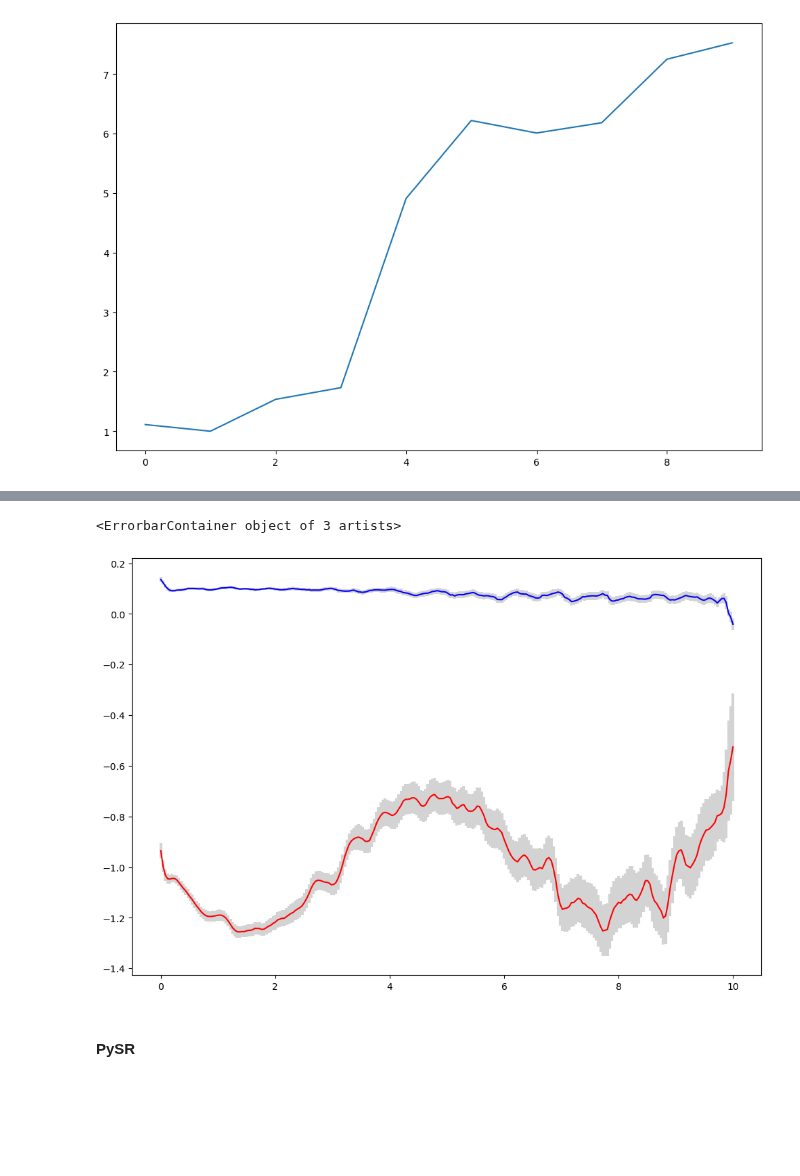
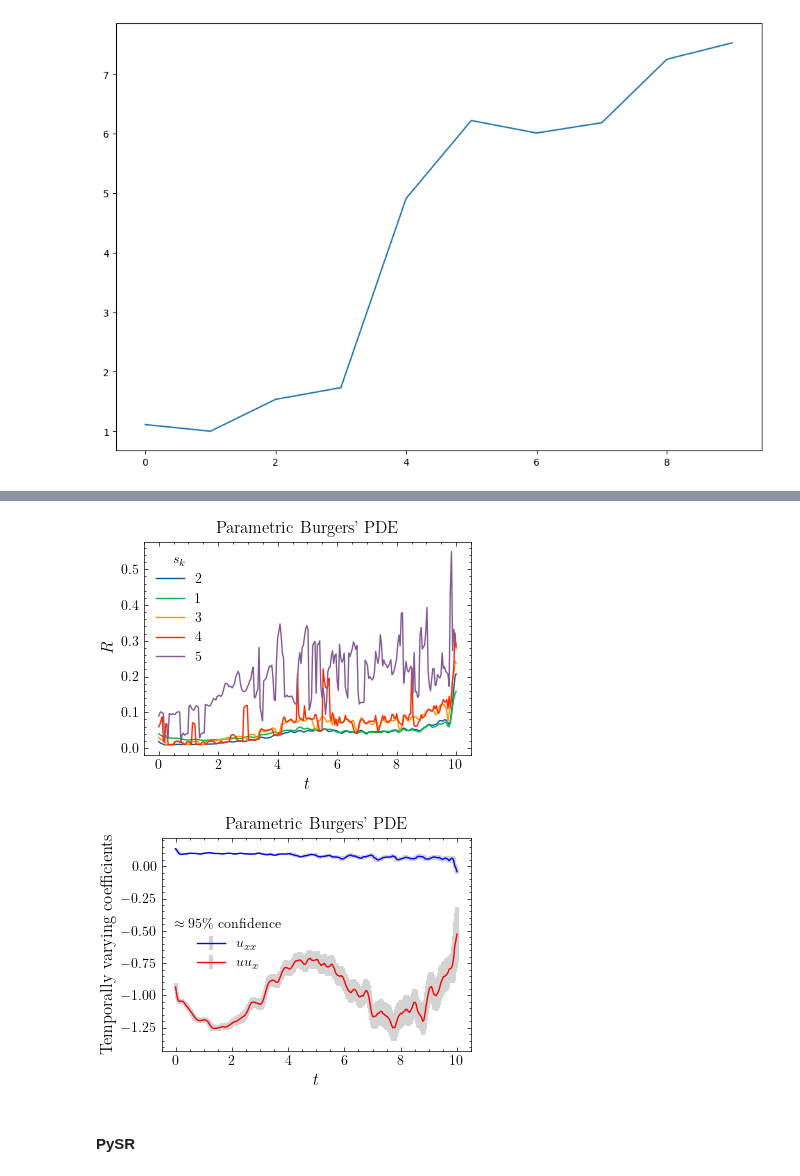
Before and after one commit to Pongpisit-Thanasutives/parametric-discovery, a Jupyter notebook: Parametric_Burgers-PySR.ipynb, the cells around one changed output, grey strips where cells are left out. Drawn from its saved outputs; the diff is of its cells as text; code cells hidden in the pictures; blank space fills up the shorter version.

```diff
--- a/Parametric_Burgers-PySR.ipynb
+++ b/Parametric_Burgers-PySR.ipynb
@@ -279,7 +282,3 @@ plt.plot(ard_cvs)
 # %% [output]
 [<matplotlib.lines.Line2D at 0x...>]
 [figure]
-# %%
-for i in np.argsort(ard_cvs)[:5]:
-    plt.plot(t, ard_uncerts[i], label=f'{str(i+1)}')
-plt.legend()
@@ -289,11 +285,34 @@ plt.legend()
+# %%
+fs = 12
+with plt.style.context('science'):
+    fig, ax = plt.subplots(figsize=(4, 3))
+    for i in np.argsort(cvs)[:5]:
+        ax.plot(t, ard_uncerts[i], label=f'{str(i+1)}')
+    ax.set_ylabel("$R$", fontsize=fs)
+    ax.set_xlabel("$t$", fontsize=fs)
+    ax.set_title("Parametric Burgers' PDE")
+    ax.legend(title="$s_{k}$")
+    fig.tight_layout()
+    plt.savefig(f"/Users/pongpisit/Documents/latex/UBIC-ACML/figures/burgers_r_noise{noise_lv}.pdf")
+    plt.show()
+# %% [output]
+[figure, added]
 # %%
-plt.errorbar(t, np.array(ard_mean_coeffs[1])[:,0], yerr=2*np.array(ard_std_coeffs[1])[:,0],
-             fmt='-', color='blue', ecolor='lightgray', elinewidth=3, capsize=0)
-plt.errorbar(t, np.array(ard_mean_coeffs[1])[:,1], yerr=2*np.array(ard_std_coeffs[1])[:,1],
-             fmt='-', color='red', ecolor='lightgray', elinewidth=3, capsize=0)
+with plt.style.context('science'):
+    fig, ax = plt.subplots(figsize=(4, 3))
+    ax.errorbar(t, np.array(ard_mean_coeffs[1])[:,0], yerr=2*np.array(ard_std_coeffs[1])[:,0],
+                 fmt='-', color='blue', ecolor='lightgray', elinewidth=3, capsize=0, label="$u_{xx}$")
+    ax.errorbar(t, np.array(ard_mean_coeffs[1])[:,1], yerr=2*np.array(ard_std_coeffs[1])[:,1],
+                 fmt='-', color='red', ecolor='lightgray', elinewidth=3, capsize=0, label="$uu_{x}$")
+    ax.set_xlabel("$t$", fontsize=fs)
+    ax.set_ylabel('Temporally varying coefficients', fontsize=fs)
+    ax.set_title("Parametric Burgers' PDE")
+    ax.legend(title='$\\approx 95\%$ confidence')
+    fig.tight_layout()
+    plt.savefig(f"/Users/pongpisit/Documents/latex/UBIC-ACML/figures/burgers_ci_noise{noise_lv}.pdf")
+    plt.show()
 # %% [output]
-<ErrorbarContainer object of 3 artists>
-[figure, old version]
+[figure, new version]
 # %% [markdown]
 #### PySR
 # %%
```
Also changed, not shown: parts of 2 cells of this notebook.
